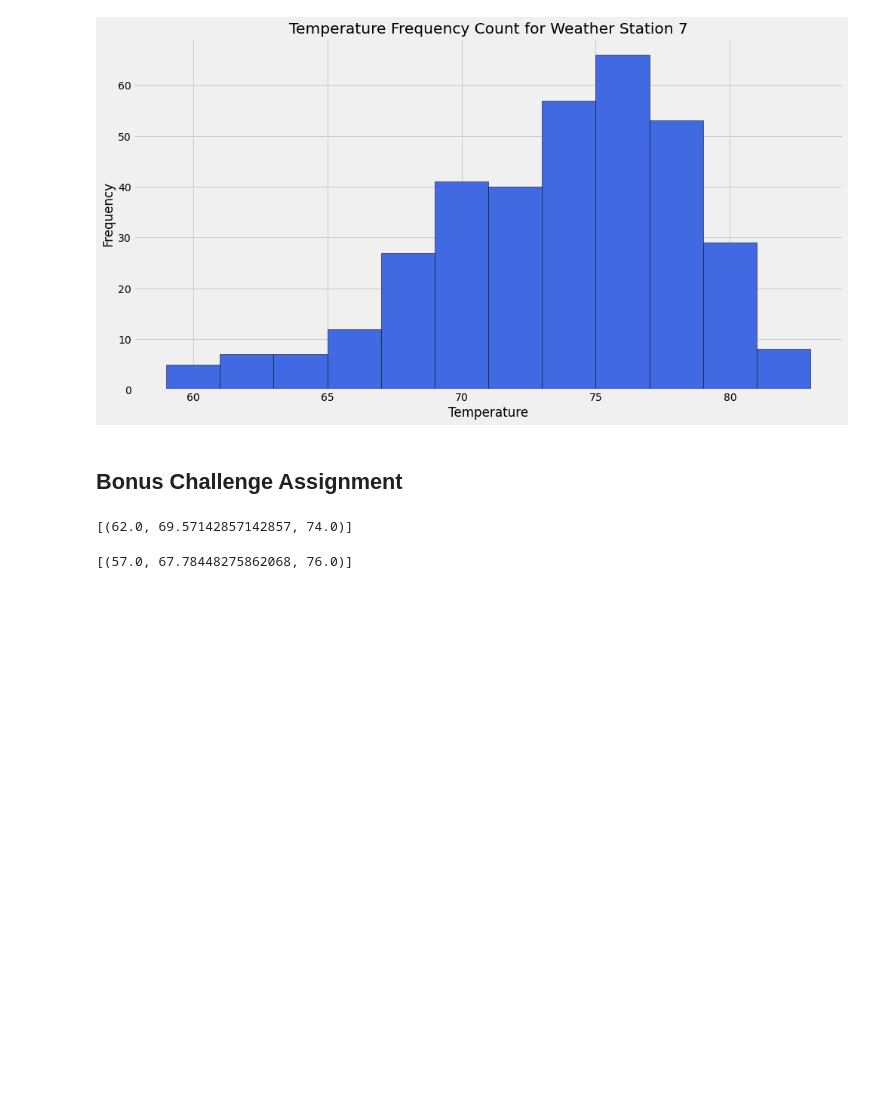
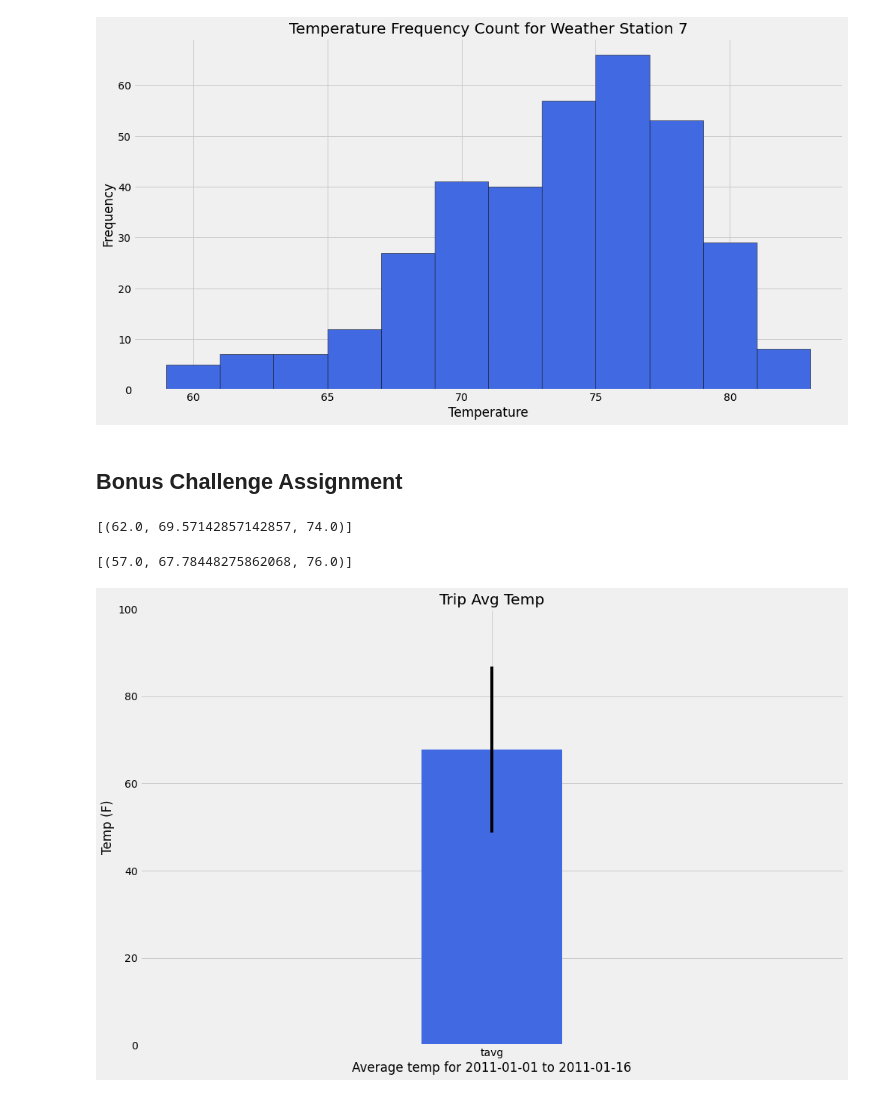
Before and after one commit to MarcusKorea/Surfs-Up, a Jupyter notebook: climate_starter.ipynb, the cells around one changed output. Cells and saved outputs as stored; diff of their text form; code cells hidden in the pictures; blank space fills up the shorter version.

```diff
--- a/climate_starter.ipynb
+++ b/climate_starter.ipynb
@@ -225,14 +224,29 @@ print(calc_temps('2012-02-28', '2012-03-05'))
 # %%
 # Use your previous function `calc_temps` to calculate the tmin, tavg, and tmax
 # for your trip using the previous year's data for those same dates.
-print(calc_temps(start_date,end_date))
+trip_temp = calc_temps(start_date,end_date)
+
+# store in values for ease of use
+max,avg,min = calc_temps(start_date,end_date)[0]
+
+print(trip_temp)
 # %% [output]
 [(57.0, 67.78448275862068, 76.0)]
 # %%
 # Plot the results from your previous query as a bar chart.
 # Use "Trip Avg Temp" as your Title
 # Use the average temperature for the y value
 # Use the peak-to-peak (tmax-tmin) value as the y error bar (yerr)
+plt.figure(figsize= (15,10))
+plt.bar("tavg",avg, yerr = max-min, color = "royalblue")
+plt.title("Trip Avg Temp")
+plt.ylabel("Temp (F)")
+plt.xlabel(f"Average temp for {start_date.date()} to {end_date.date()}")
+plt.xlim(-2,2)
+plt.ylim(0,100)
+plt.show()
+# %% [output]
+[figure, added]
 # %%
 # Calculate the total amount of rainfall per weather station for your trip dates using the previous year's matching dates.
 # Sort this in descending order by precipitation amount and list the station, name, latitude, longitude, and elevation
```
Also changed, not shown: parts of 9 cells of this notebook, 1 other file.
